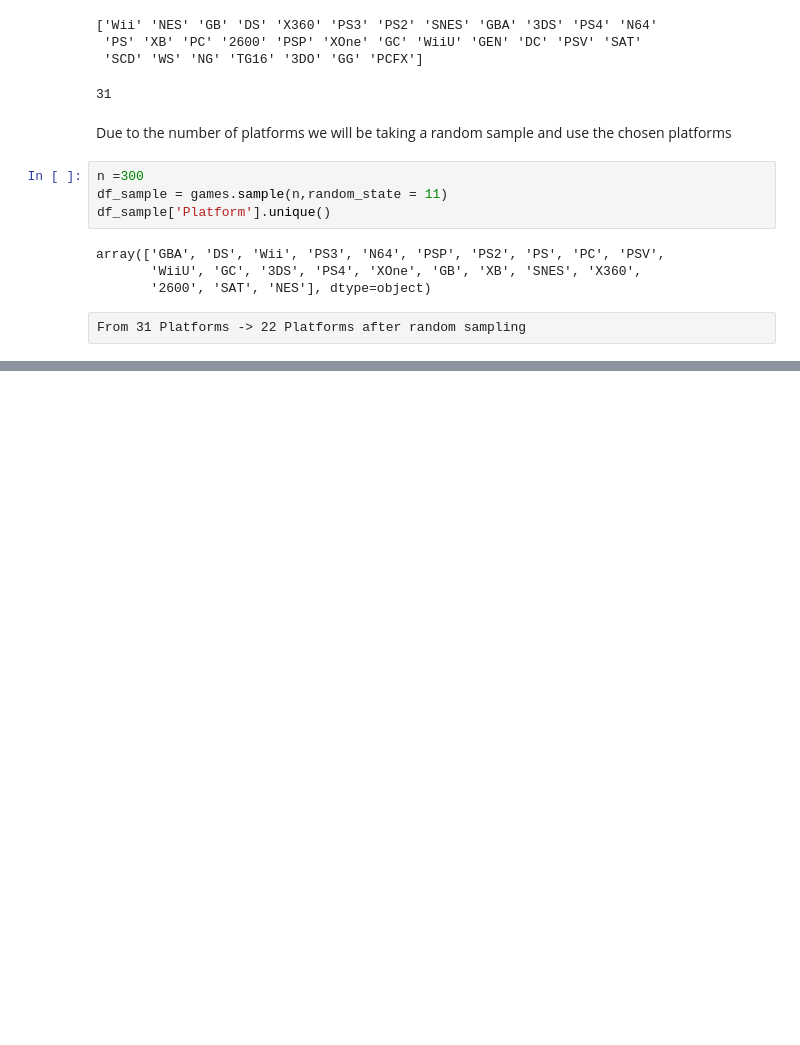
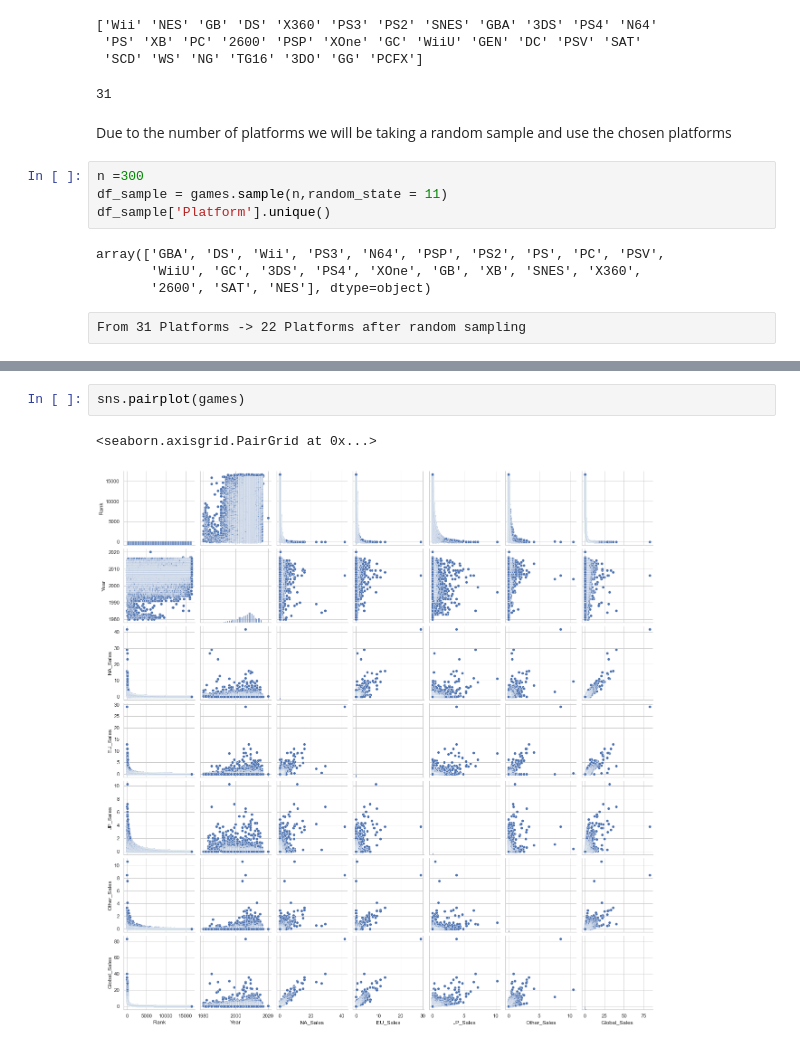
Before and after one commit to chadiTurk/CSMODELProject1, a Jupyter notebook: Phase 1.ipynb, the cells around one changed output, grey strips where cells are left out. Saved outputs shown, nothing was run; the diff lists cells and outputs as text; blank space fills up the shorter version.

```diff
--- a/Phase 1.ipynb
+++ b/Phase 1.ipynb
@@ -166,0 +228,5 @@ ax = sns.barplot(x="Global_Sales",y="Platform",data = games)
+# %%
+sns.pairplot(games)
+# %% [output]
+<seaborn.axisgrid.PairGrid at 0x...>
+[figure, added]
```
Also changed, not shown: parts of 9 cells of this notebook.
